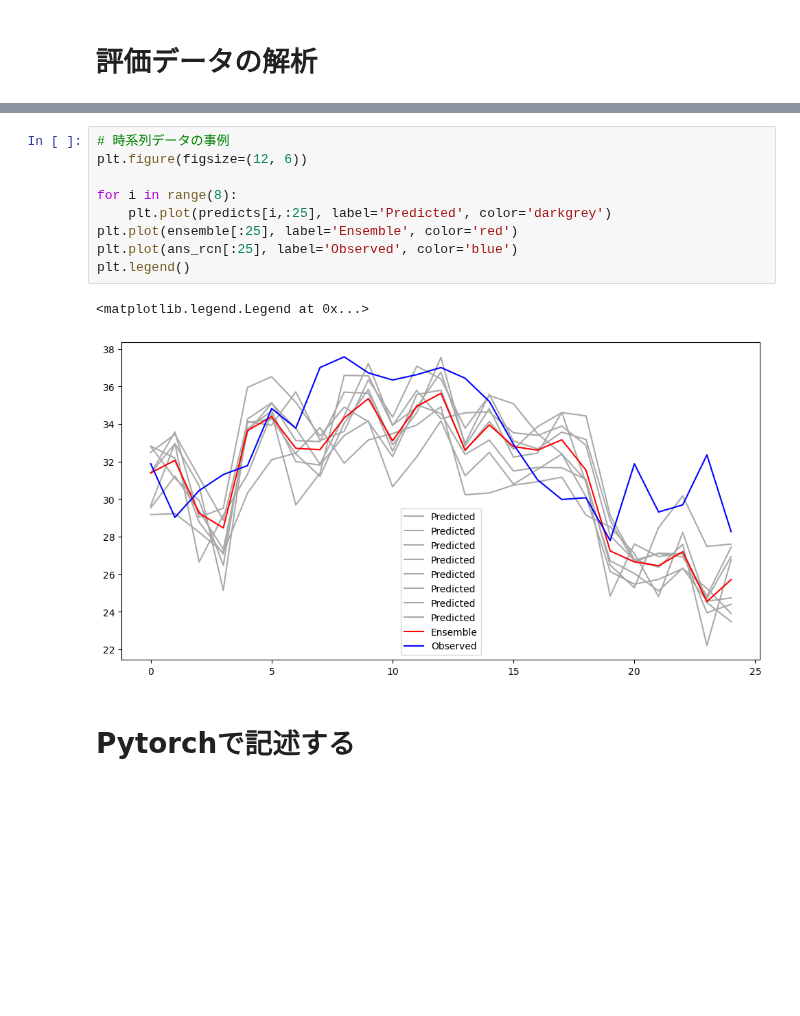
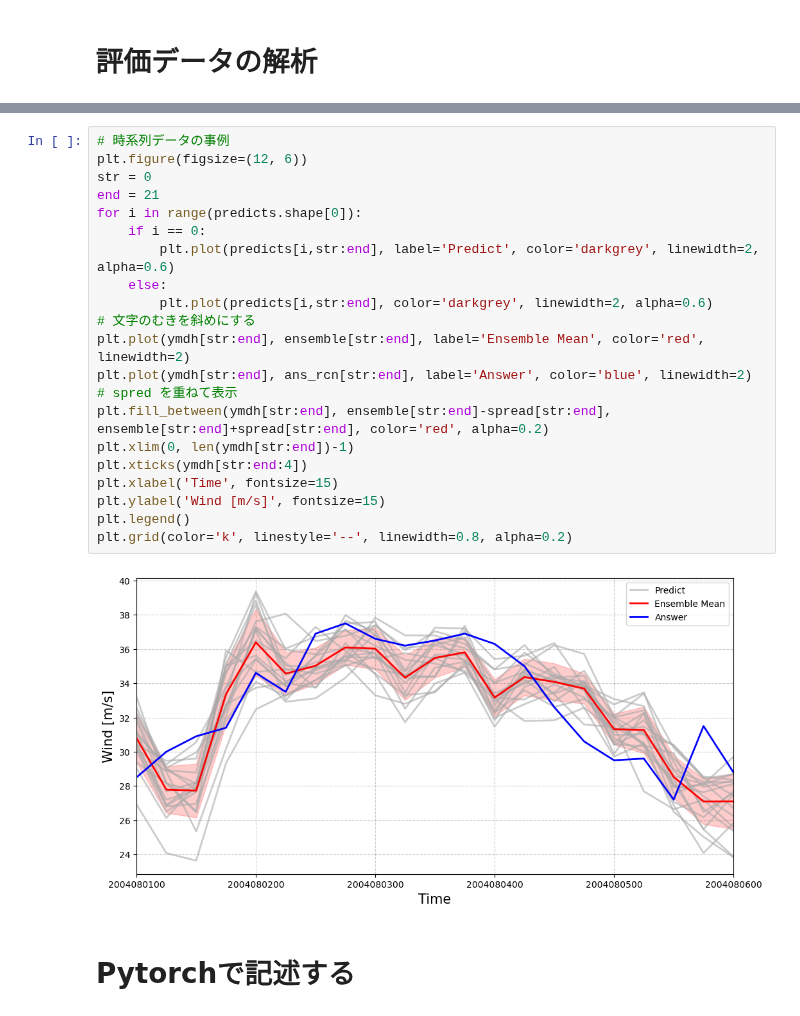
Before and after one commit to Yuumae1/machine_learning, a Jupyter notebook: notebook/geosciAI2024.ipynb, the cells around one changed output, grey strips where cells are left out. Saved outputs shown, nothing was run; the diff lists cells and outputs as text; blank space fills up the shorter version.

```diff
--- a/notebook/geosciAI2024.ipynb
+++ b/notebook/geosciAI2024.ipynb
@@ -632,15 +639,26 @@ plt.hist((predicts[4] - ans_mean) / ans_std, bins=50, alpha=0.5, color='blue', l
-# %%
-# 時系列データの事例
-plt.figure(figsize=(12, 6))
-
-for i in range(8):
-    plt.plot(predicts[i,:25], label='Predicted', color='darkgrey')
-plt.plot(ensemble[:25], label='Ensemble', color='red')
-plt.plot(ans_rcn[:25], label='Observed', color='blue')
-plt.legend()
-# %% [output]
-<matplotlib.legend.Legend at 0x...>
-[figure, removed]
+# %%
+# 時系列データの事例
+plt.figure(figsize=(12, 6))
+str = 0
+end = 21
+for i in range(predicts.shape[0]):
+    if i == 0:
+        plt.plot(predicts[i,str:end], label='Predict', color='darkgrey', linewidth=2, alpha=0.6)
+    else:
+        plt.plot(predicts[i,str:end], color='darkgrey', linewidth=2, alpha=0.6)
+# 文字のむきを斜めにする
+plt.plot(ymdh[str:end], ensemble[str:end], label='Ensemble Mean', color='red', linewidth=2)
+plt.plot(ymdh[str:end], ans_rcn[str:end], label='Answer', color='blue', linewidth=2)
+# spred を重ねて表示
+plt.fill_between(ymdh[str:end], ensemble[str:end]-spread[str:end], ensemble[str:end]+spread[str:end], color='red', alpha=0.2)
+plt.xlim(0, len(ymdh[str:end])-1)
+plt.xticks(ymdh[str:end:4])
+plt.xlabel('Time', fontsize=15)
+plt.ylabel('Wind [m/s]', fontsize=15)
+plt.legend()
+plt.grid(color='k', linestyle='--', linewidth=0.8, alpha=0.2)
+# %% [output]
+[figure, added]
 # %% [markdown]
 # Pytorchで記述する
 # %%
```
Also changed, not shown: parts of 6 cells of this notebook.
